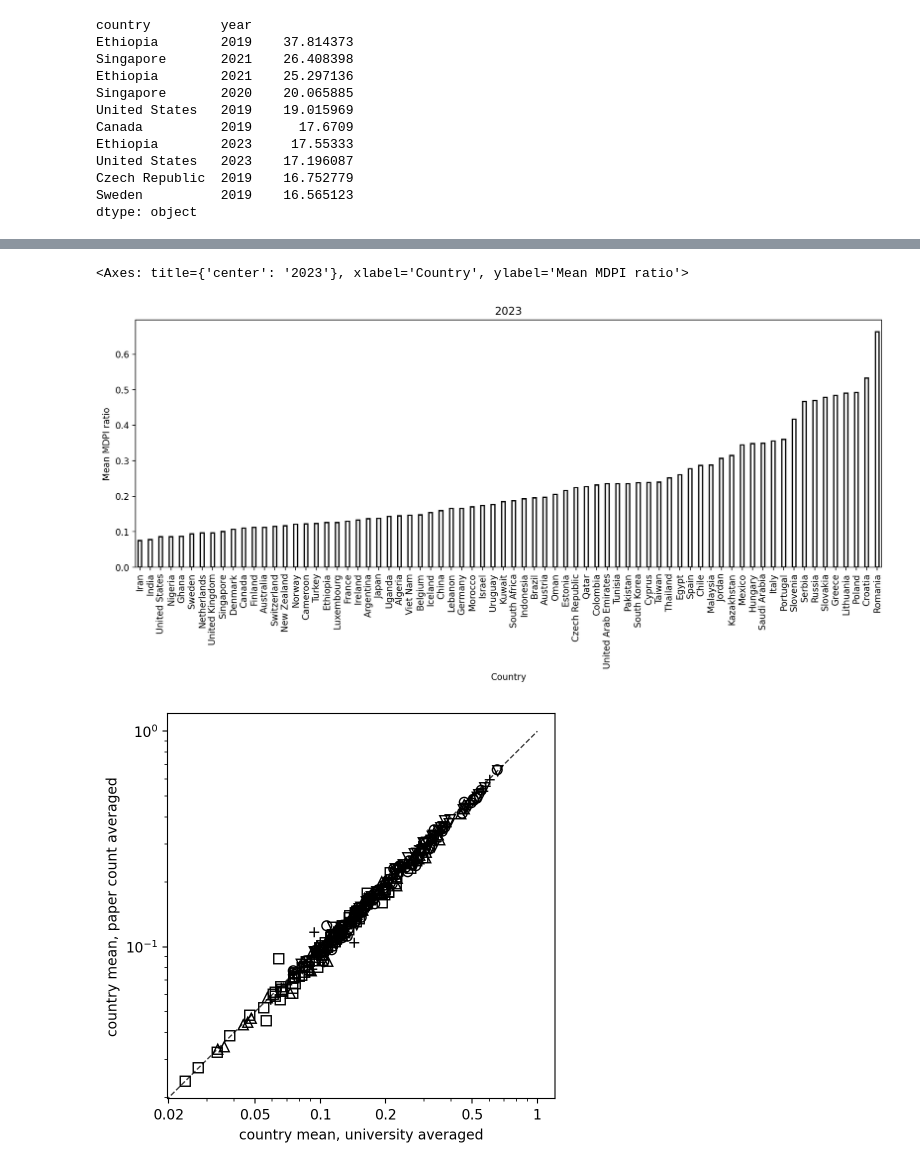
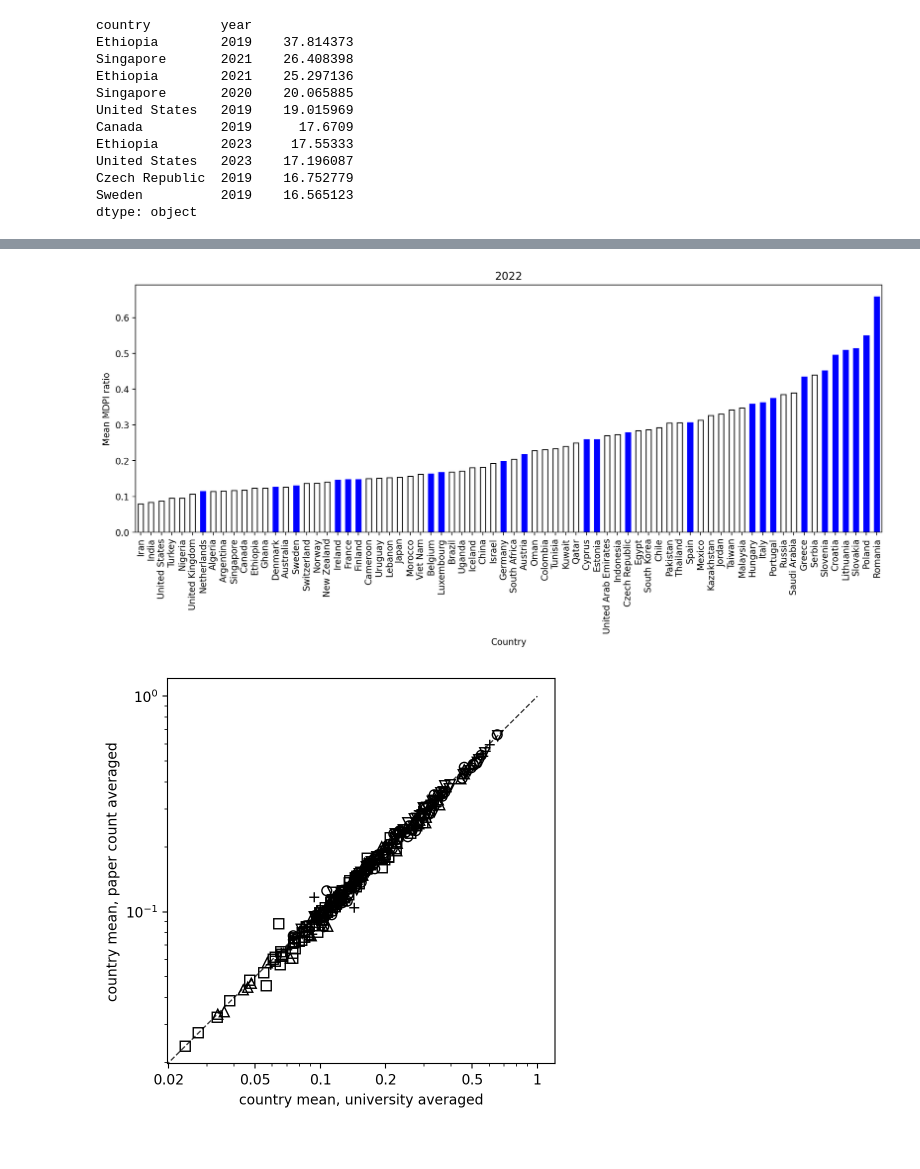
Before and after one commit to deankorosak/two-cultures, a Jupyter notebook: code/leiden-openalex-data-analyses.ipynb, the cells around one changed output, grey strips where cells are left out. Cells and saved outputs as stored; diff of their text form; code cells hidden in the pictures.

```diff
--- a/code/leiden-openalex-data-analyses.ipynb
+++ b/code/leiden-openalex-data-analyses.ipynb
@@ -40,6 +40,10 @@ countries = ['Denmark', 'Finland', 'Poland',
        'Cyprus', 'Belgium', 'Austria', 'Lithuania', 'Estonia', 'Portugal', 'Slovenia', 'Luxembourg', 'Croatia']
 
 country_codes = ['DK', 'FI', 'PL', 'GR', 'FR', 'RO', 'DE', 'IT', 'CZ', 'HU', 'ES', 'SE', 'SK', 'NL', 'IE', 'CY', 'BE', 'AT', 'LT', 'EE', 'PT', 'SI', 'LU', 'HR']
+
+eu_countries = ['Austria', 'Belgium', 'Bulgaria', 'Croatia', 'Cyprus', 'Czech Republic', 'Denmark', 'Estonia', 'Finland',
+                'France', 'Germany', 'Greece', 'Hungary', 'Ireland', 'Italy', 'Latvia', 'Lithuania', 'Luxembourg', 'Malta',
+                'Netherlands', 'Poland', 'Portugal', 'Romania', 'Slovakia', 'Slovenia', 'Spain', 'Sweden']
 # %%
 # import pkl file with data
 with open('./2019_data.pkl', 'rb') as f:
@@ -229,9 +217,11 @@ width=0.35, linewidth=1.5)
-# %%
-country_mean_fmdpi.iloc[4].sort_values().plot(kind='bar', figsize=(15,5), title='2023', xlabel='Country', ylabel='Mean MDPI ratio', color='white', edgecolor='black',
-width=0.35, linewidth=1.5)
-# %% [output]
-<Axes: title={'center': '2023'}, xlabel='Country', ylabel='Mean MDPI ratio'>
-[figure, removed]
+# %%
+# plot country_mean_fmdpi.iloc[3].sort_values() as bar plot, use different color if coutry is in eu_countries
+country_mean_fmdpi.iloc[3].sort_values().plot(kind='bar', figsize=(15,5), title='2022', xlabel='Country', ylabel='Mean MDPI ratio', color='white', edgecolor='black')
+for i, country in enumerate(country_mean_fmdpi.iloc[3].sort_values().index):
+    if country in eu_countries:
+        plt.gca().get_children()[i].set_color('blue')
+# %% [output]
+[figure, added]
 # %%
 # plot country_mean vs country_mean_fmdpi for all countries for 2023
 plt.figure(figsize=(5,5))
```
Also changed, not shown: parts of 31 cells of this notebook, 11 other files.
